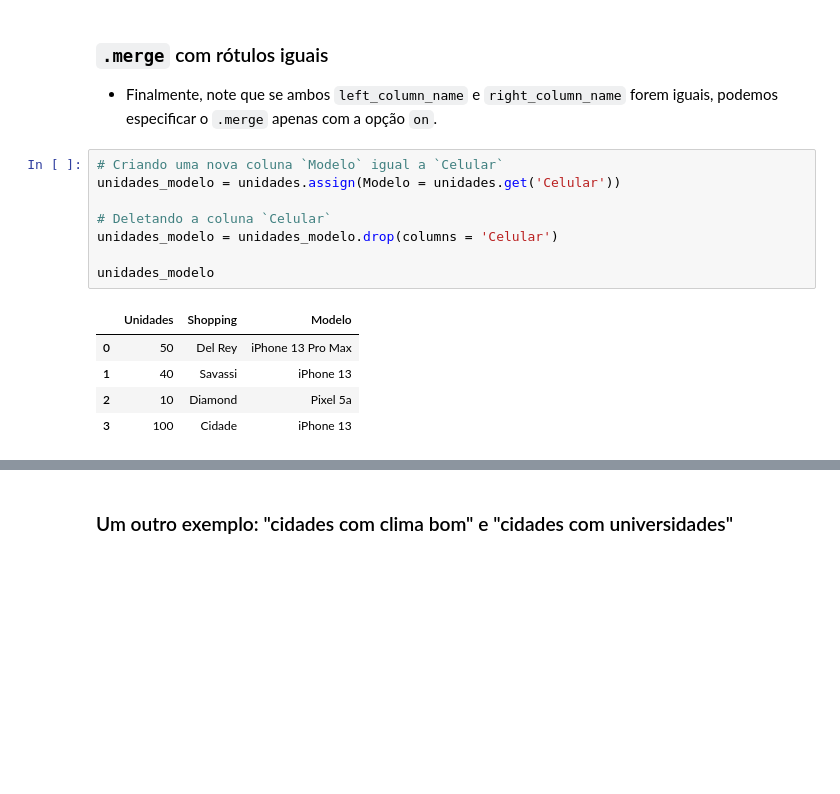
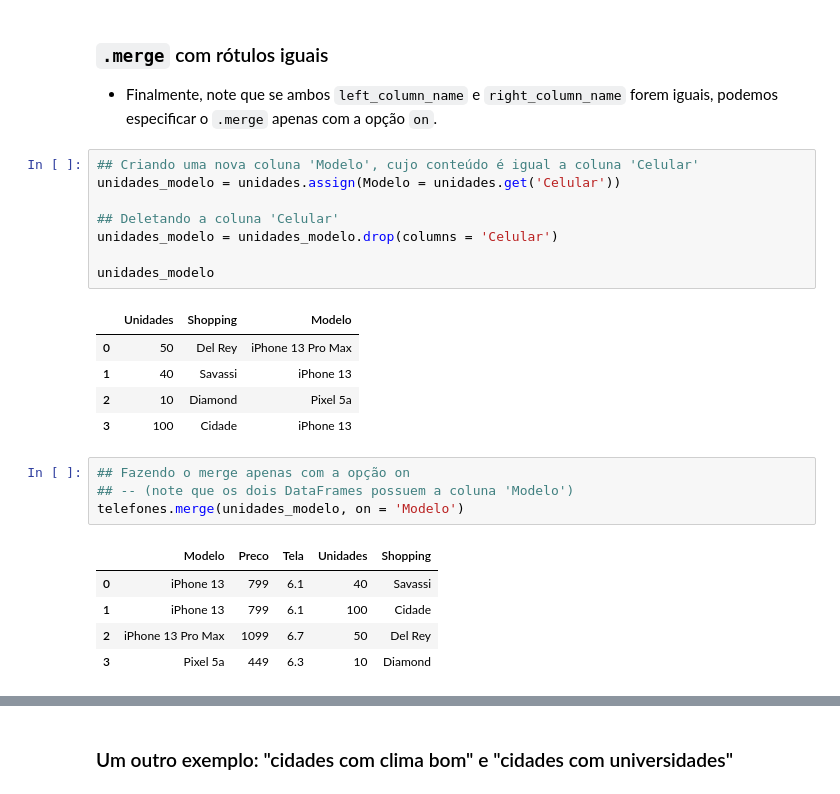
Before and after one commit to urielmoreirasilva/ICX532, a Jupyter notebook: aulas/Tópico 09 – Merge/Tópico 09 – Merge.ipynb, the cells around one changed output, grey strips where cells are left out. Cells and saved outputs as stored; diff of their text form; blank space fills up the shorter version.

```diff
--- a/aulas/Tópico 09 – Merge/Tópico 09 – Merge.ipynb
+++ b/aulas/Tópico 09 – Merge/Tópico 09 – Merge.ipynb
@@ -194,10 +194,10 @@ unidades_com_index.merge(
 
 - Finalmente, note que se ambos `left_column_name` e `right_column_name` forem iguais, podemos especificar o `.merge` apenas com a opção `on`.
 # %%
-# Criando uma nova coluna `Modelo` igual a `Celular`
+## Criando uma nova coluna 'Modelo', cujo conteúdo é igual a coluna 'Celular'
 unidades_modelo = unidades.assign(Modelo = unidades.get('Celular'))
 
-# Deletando a coluna `Celular`
+## Deletando a coluna 'Celular'
 unidades_modelo = unidades_modelo.drop(columns = 'Celular')
 
 unidades_modelo
@@ -207,3 +207,13 @@ unidades_modelo
 | 1 | 40 | Savassi | iPhone 13 |
 | 2 | 10 | Diamond | Pixel 5a |
 | 3 | 100 | Cidade | iPhone 13 |
+# %%
+## Fazendo o merge apenas com a opção on
+## -- (note que os dois DataFrames possuem a coluna 'Modelo')
+telefones.merge(unidades_modelo, on = 'Modelo')
+# %% [output]
+|  | Modelo | Preco | Tela | Unidades | Shopping |
+| 0 | iPhone 13 | 799 | 6.1 | 40 | Savassi |
+| 1 | iPhone 13 | 799 | 6.1 | 100 | Cidade |
+| 2 | iPhone 13 Pro Max | 1099 | 6.7 | 50 | Del Rey |
+| 3 | Pixel 5a | 449 | 6.3 | 10 | Diamond |
```
Also changed, not shown: parts of 16 cells of this notebook, 1 other file.
